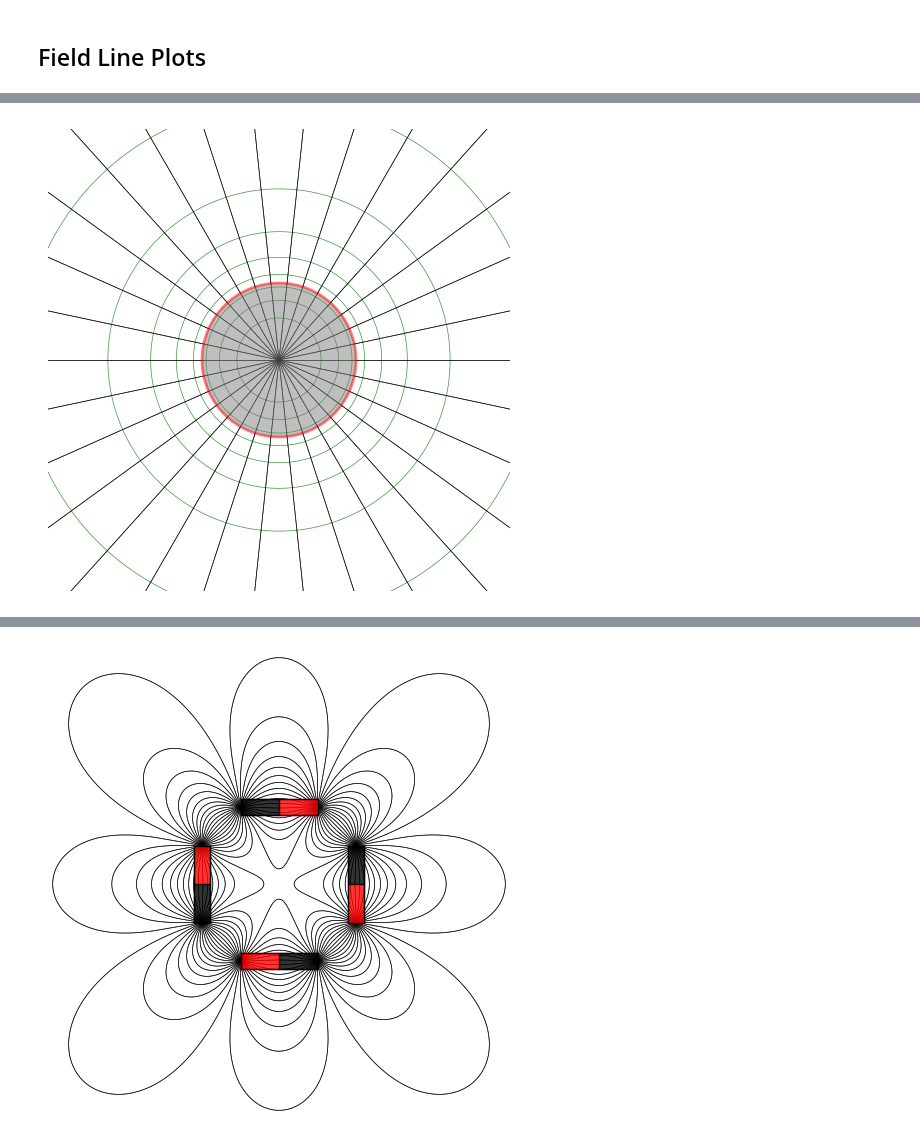
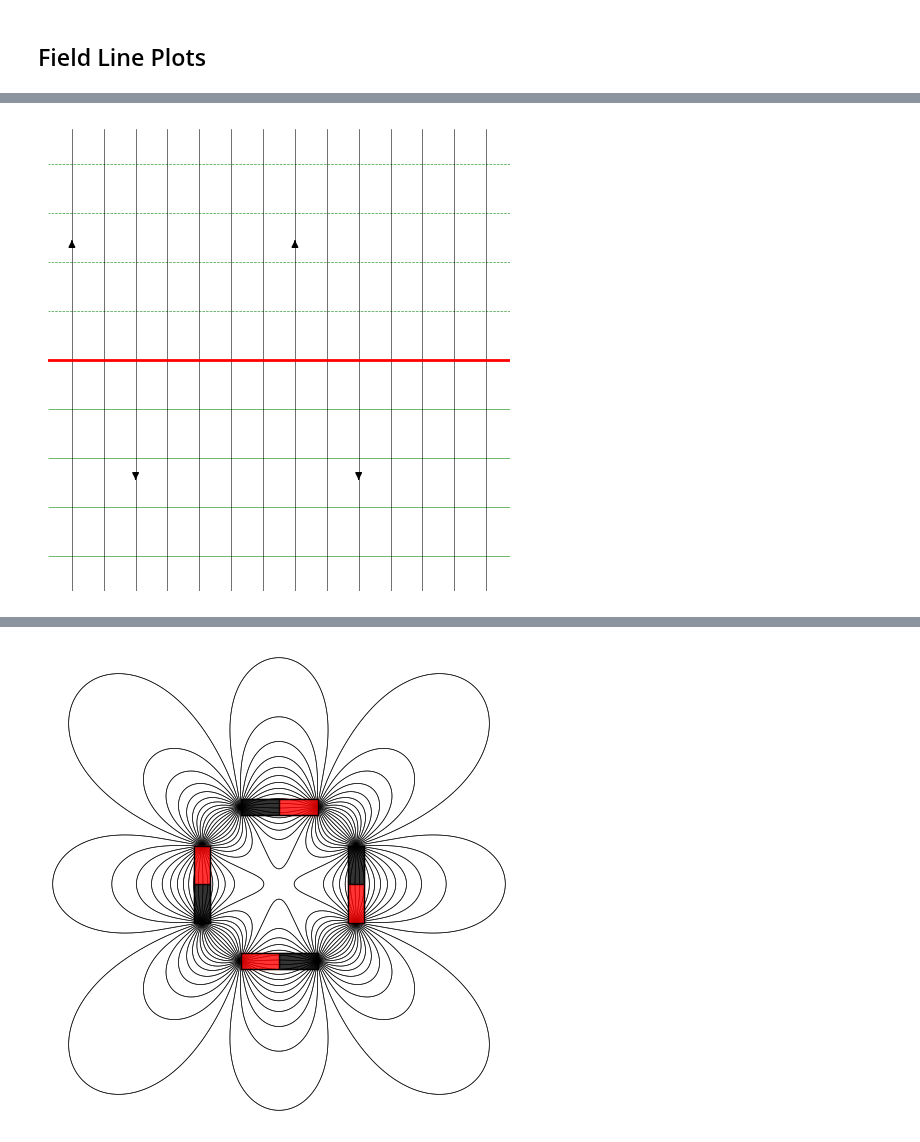
Before and after one commit to rkingery/notebooks, a Jupyter notebook: figures.ipynb, the cells around one changed output, grey strips where cells are left out. Cells and saved outputs as stored; diff of their text form; code cells hidden in the pictures.

```diff
--- a/figures.ipynb
+++ b/figures.ipynb
@@ -235,23 +265,19 @@ class InfiniteSheetDistribution:
     def __init__(self, sigma, center=(0, 0), normal_angle=90, span_length=3):
         self.sigma = sigma
         self.center = np.array(center, dtype=float)
-        self.normal_angle = normal_angle * np.pi / 180
-        self.normal = np.array([np.cos(self.normal_angle), np.sin(self.normal_angle)])
-        self.tangent = np.array([-np.sin(self.normal_angle), np.cos(self.normal_angle)])
+        self.normal_angle = normal_angle
+        self.normal = np.array([np.cos(self.normal_angle * np.pi / 180), np.sin(self.normal_angle * np.pi / 180)])
+        self.tangent = np.array([-np.sin(self.normal_angle * np.pi / 180), np.cos(self.normal_angle * np.pi / 180)])
         self.span_length = span_length
 
     def field(self, x, y):
-        r_vec = np.array([x, y], dtype=float) - self.center
-        d = np.dot(r_vec, self.normal)
-        if d >= 0:
-            return (self.sigma / 2) * self.normal
-        else:
-            return -(self.sigma / 2) * self.normal
+        dr = np.array([x, y], dtype=float) - self.center
+        sign = 1 if np.dot(dr, self.normal) >= 0 else -1
+        return sign * 4 * np.pi * self.sigma * self.normal
 
     def potential(self, x, y):
-        r_vec = np.array([x, y], dtype=float) - self.center
-        d = np.dot(r_vec, self.normal)
-        return -(self.sigma / 2) * d
+        dr = np.array([x, y], dtype=float) - self.center
+        return -4 * np.pi * self.sigma * np.dot(dr, self.normal)
 
     def seed_points(self, n_field_lines, step_size):
         s_values = np.linspace(-self.span_length, self.span_length, n_field_lines)
@@ -268,32 +294,32 @@ class InfiniteSheetDistribution:
         L = max(xlim[1] - xlim[0], ylim[1] - ylim[0]) * 2
         p1 = self.center - (L / 2) * self.tangent
         p2 = self.center + (L / 2) * self.tangent
-        ax.plot([p1[0], p2[0]], [p1[1], p2[1]], '-', color=color, linewidth=2)
+        ax.plot([p1[0], p2[0]], [p1[1], p2[1]], '-', color=color, linewidth=2, zorder=10)
 
 class HollowSphereDistribution:
-    def __init__(self, sigma, radius, center=(0, 0)):
+    def __init__(self, sigma=1, charge=None, radius=1, center=(0, 0)):
         self.sigma = sigma
         self.radius = radius
         self.center = center
+        self.charge = charge if charge is not None else 4 * np.pi * self.sigma * self.radius ** 2
 
     def field(self, x, y):
         dx = x - self.center[0]
         dy = y - self.center[1]
-        r = np.sqrt(dx**2 + dy**2)
-        if r < self.radius:
+        dr = np.sqrt(dx ** 2 + dy ** 2)
+        if dr < self.radius:
             return (0, 0)
         else:
-            factor = self.sigma * (self.radius**2) / (r**3)
-            return (factor * dx, factor * dy)
+            return (self.charge * dx / dr ** 3, self.charge * dy / dr ** 3)
 
     def potential(self, x, y):
         dx = x - self.center[0]
         dy = y - self.center[1]
-        r = np.sqrt(dx**2 + dy**2)
-        if r < self.radius:
-            return self.sigma * (self.radius**2) / self.radius
+        dr = np.sqrt(dx ** 2 + dy ** 2)
+        if dr < self.radius:
+            return self.charge / self.radius
         else:
-            return self.sigma * (self.radius**2) / r
+            return self.charge / dr
 
     def seed_points(self, n_field_lines, step_size):
         angles = np.linspace(0, 2 * np.pi, n_field_lines, endpoint=False)
@@ -304,62 +330,64 @@ class HollowSphereDistribution:
         return seeds_outside + seeds_inside
 
     def plot_distribution(self, ax, xlim, ylim):
-        color = 'red' if self.sigma > 0 else 'blue'
+        color = 'red' if self.charge > 0 else 'blue'
         circle = plt.Circle(self.center, self.radius, edgecolor=color, facecolor='none', linewidth=2, zorder=10)
         ax.add_patch(circle)
 
 class SolidSphereDistribution:
-    def __init__(self, sigma, radius, center=(0, 0)):
-        self.sigma = sigma
+    def __init__(self, rho=1, charge=None, radius=1, center=(0, 0)):
+        self.rho = rho
         self.radius = radius
         self.center = center
+        self.charge = charge if charge is not None else self.charge_enclosed(self.radius)
+
+    def charge_enclosed(self, r):
+        return 4 / 3 * np.pi * self.rho * r ** 3
 
     def field(self, x, y):
         dx = x - self.center[0]
         dy = y - self.center[1]
-        r = np.sqrt(dx**2 + dy**2)
-        if r < self.radius:
-            factor = self.sigma * r / (self.radius ** 3)
-            return (factor * dx, factor * dy)
-        else:
-            factor = self.sigma * (self.radius ** 2) / (r ** 3)
-            return (factor * dx, factor * dy)
+        dr = np.sqrt(dx ** 2 + dy ** 2)
+        if dr < 1e-6:
+            dr = 1e-6 # avoid singularity near the center
+        charge = self.charge_enclosed(dr) if dr < self.radius else self.charge
+        return (charge * dx / dr ** 3, charge * dy / dr ** 3)
 
     def potential(self, x, y):
         dx = x - self.center[0]
         dy = y - self.center[1]
-        r = np.sqrt(dx**2 + dy**2)
-        if r < self.radius:
-            return self.sigma * (3*self.radius**2 - r**2) / (2 * self.radius)
-        else:
-            return self.sigma * (self.radius**2) / r
+        dr = np.sqrt(dx ** 2 + dy ** 2)
+        if dr < 1e-6:
+            dr = 1e-6 # avoid singularity near the center
+        charge = self.charge_enclosed(dr) if dr < self.radius else self.charge_enclosed(self.radius)
+        return charge / dr
 
     def seed_points(self, n_field_lines, step_size):
         angles = np.linspace(0, 2 * np.pi, n_field_lines, endpoint=False)
         seeds_outside = [((self.radius + step_size) * np.cos(angle) + self.center[0],
                           (self.radius + step_size) * np.sin(angle) + self.center[1]) for angle in angles]
         seeds_inside  = [((self.radius - step_size) * np.cos(angle) + self.center[0],
                           (self.radius - step_size) * np.sin(angle) + self.center[1]) for angle in angles]
         return seeds_outside + seeds_inside
 
     def plot_distribution(self, ax, xlim, ylim):
-        color = 'red' if self.sigma > 0 else 'blue'
+        color = 'red' if self.charge > 0 else 'blue'
         circle = plt.Circle(self.center, self.radius, edgecolor=color, facecolor='gray', linewidth=2, zorder=10, alpha=0.5)
         ax.add_patch(circle)
 
 # # Infinite sheet of charge
-# sheet_distribution = InfiniteSheetDistribution(sigma=1, center=(0, 0), normal_angle=-90, span_length=6)
-# plotter = FieldLinePlotter(sheet_distribution)
-# plotter.plot(n_field_lines=32, xlim=(-3, 3), ylim=(-3, 3), plot_equipotentials=True)
+sheet = InfiniteSheetDistribution(sigma=1, center=(0, 0), normal_angle=90, span_length=6)
+plotter = FieldLinePlotter(sheet, n_field_lines=30, x_range=(-3, 3), y_range=(-3, 3))
+plotter.plot(plot_equipotentials=True, show_field_line_arrows=True);
 
 # # Hollow sphere of charge
 # hollow_sphere = HollowSphereDistribution(sigma=1, radius=1, center=(0, 0))
-# plotter = FieldLinePlotter(hollow_sphere)
-# plotter.plot(n_field_lines=30, xlim=(-3, 3), ylim=(-3, 3), plot_equipotentials=True)
+# plotter = FieldLinePlotter(hollow_sphere, n_field_lines=30, x_range=(-3, 3), y_range=(-3, 3))
+# plotter.plot(plot_equipotentials=True, show_field_line_arrows=True);
 
 # Solid sphere of charge
-solid_sphere = SolidSphereDistribution(sigma=1, radius=1, center=(0, 0))
-plotter = FieldLinePlotter(solid_sphere)
-plotter.plot(n_field_lines=30, xlim=(-3, 3), ylim=(-3, 3), plot_equipotentials=True);
+# solid_sphere = SolidSphereDistribution(rho=1, radius=1, center=(0, 0))
+# plotter = FieldLinePlotter(solid_sphere, n_field_lines=30, x_range=(-3, 3), y_range=(-3, 3))
+# plotter.plot(plot_equipotentials=True, show_field_line_arrows=True);
 # %% [output]
-[figure, old version]
+[figure, new version]
```
Also changed, not shown: parts of 5 cells of this notebook.
